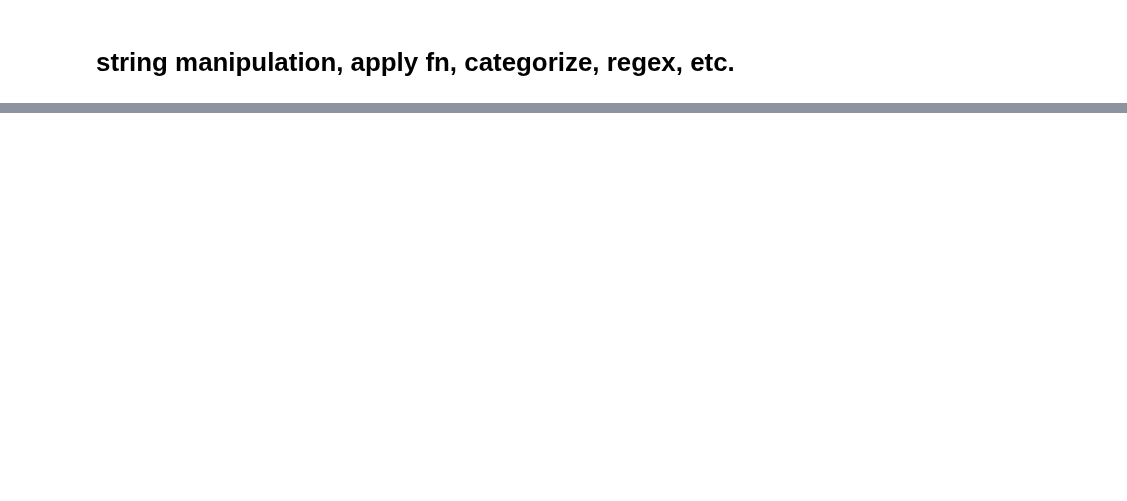
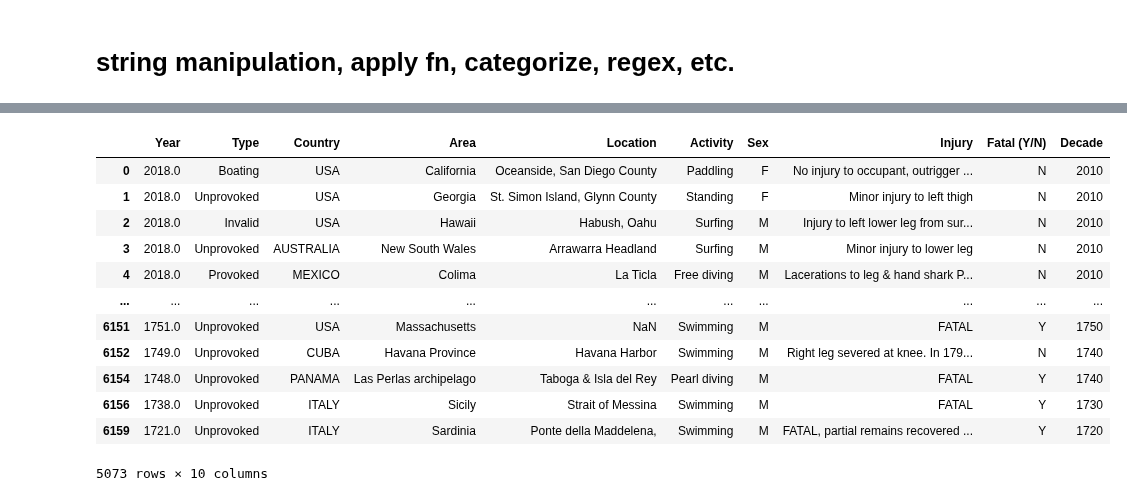
Before and after one commit to mariamoyano/data-cleaning-pandas, a Jupyter notebook: cleaning.ipynb, the cells around one changed output, grey strips where cells are left out. Cells and saved outputs as stored; diff of their text form; code cells hidden in the pictures; blank space fills up the shorter version.

```diff
--- a/cleaning.ipynb
+++ b/cleaning.ipynb
@@ -107,0 +177,11 @@ print(df.shape)
+# %%
+def fatal_clean(e):
+
+    if e == ' N' or e == 'N':
+        return 'N'
+    elif e == 'y' or e == 'Y':
+        return 'Y'
+    else:
+        return 'UNKNOWN'
+
+df_clean["Fatal (Y/N)"] = df_clean["Fatal (Y/N)"].apply(fatal_clean)
@@ -107,0 +226,3 @@ print(df.shape)
+# %%
+#Elimino las filas en las que Year es NaN
+df_clean = df_clean.dropna(axis=0, subset=['Year'])
@@ -107,0 +231,3 @@ print(df.shape)
+# %%
+#Me centro en los ataques en los últimos siglos al no haber apenas datos registrados de otros siglos
+df_clean.drop(df_clean[df_clean["Year"] < 1700.0].index, inplace=True)
@@ -107,0 +254,20 @@ print(df.shape)
+# %%
+#Años por década
+decade = [i for i in range(1709,2020,10)]
+df_clean["Decade"] = pd.cut(df_clean["Year"],bins= decade,labels=range(1710,2020,10))
+# %%
+display(df_clean)
+# %% [output]
+|  | Year | Type | Country | Area | Location | Activity | Sex | Injury | Fatal (Y/N) | Decade |
+| 0 | 2018.0 | Boating | USA | California | Oceanside, San Diego County | Paddling | F | No injury to occupant, outrigger ... | N | 2010 |
+| 1 | 2018.0 | Unprovoked | USA | Georgia | St. Simon Island, Glynn County | Standing | F | Minor injury to left thigh | N | 2010 |
+| 2 | 2018.0 | Invalid | USA | Hawaii | Habush, Oahu | Surfing | M | Injury to left lower leg from sur... | N | 2010 |
+| 3 | 2018.0 | Unprovoked | AUSTRALIA | New South Wales | Arrawarra Headland | Surfing | M | Minor injury to lower leg | N | 2010 |
+| 4 | 2018.0 | Provoked | MEXICO | Colima | La Ticla | Free diving | M | Lacerations to leg & hand shark P... | N | 2010 |
+| ... | ... | ... | ... | ... | ... | ... | ... | ... | ... | ... |
+| 6151 | 1751.0 | Unprovoked | USA | Massachusetts | NaN | Swimming | M | FATAL | Y | 1750 |
+| 6152 | 1749.0 | Unprovoked | CUBA | Havana Province | Havana Harbor | Swimming | M | Right leg severed at knee. In 179... | N | 1740 |
+| 6154 | 1748.0 | Unprovoked | PANAMA | Las Perlas archipelago | Taboga & Isla del Rey | Pearl diving | M | FATAL | Y | 1740 |
+| 6156 | 1738.0 | Unprovoked | ITALY | Sicily | Strait of Messina | Swimming | M | FATAL | Y | 1730 |
+| 6159 | 1721.0 | Unprovoked | ITALY | Sardinia | Ponte della Maddelena, | Swimming | M | FATAL, partial remains recovered ... | Y | 1720 |
+5073 rows × 10 columns
```
Also changed, not shown: parts of 31 cells of this notebook.
